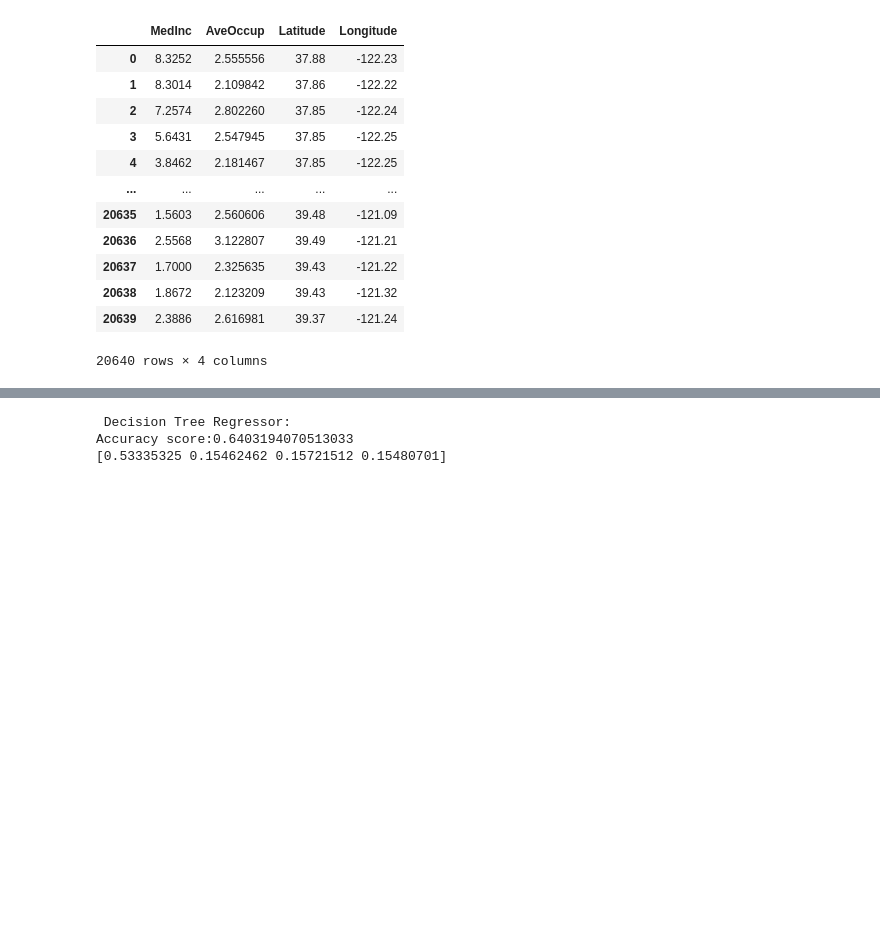
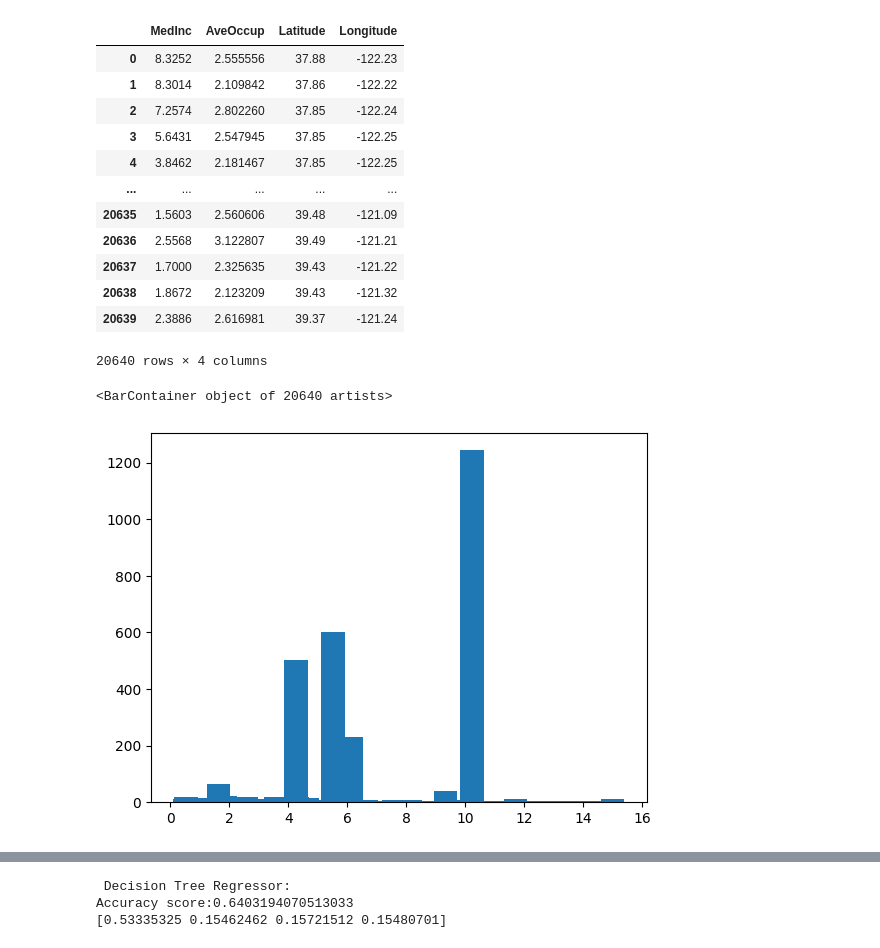
Before and after one commit to Shaun-Sas/Learn_aI, a Jupyter notebook: assignment2/assign2_regress.ipynb, the cells around one changed output, grey strips where cells are left out. Drawn from its saved outputs; the diff is of its cells as text; code cells hidden in the pictures; blank space fills up the shorter version.

```diff
--- a/assignment2/assign2_regress.ipynb
+++ b/assignment2/assign2_regress.ipynb
@@ -77,3 +77,8 @@ X
 | 20638 | 1.8672 | 2.123209 | 39.43 | -121.32 |
 | 20639 | 2.3886 | 2.616981 | 39.37 | -121.24 |
 20640 rows × 4 columns
+# %%
+plt.bar(X.MedInc,X.AveOccup)
+# %% [output]
+<BarContainer object of 20640 artists>
+[figure, added]
```
Also changed, not shown: parts of 3 cells of this notebook.
